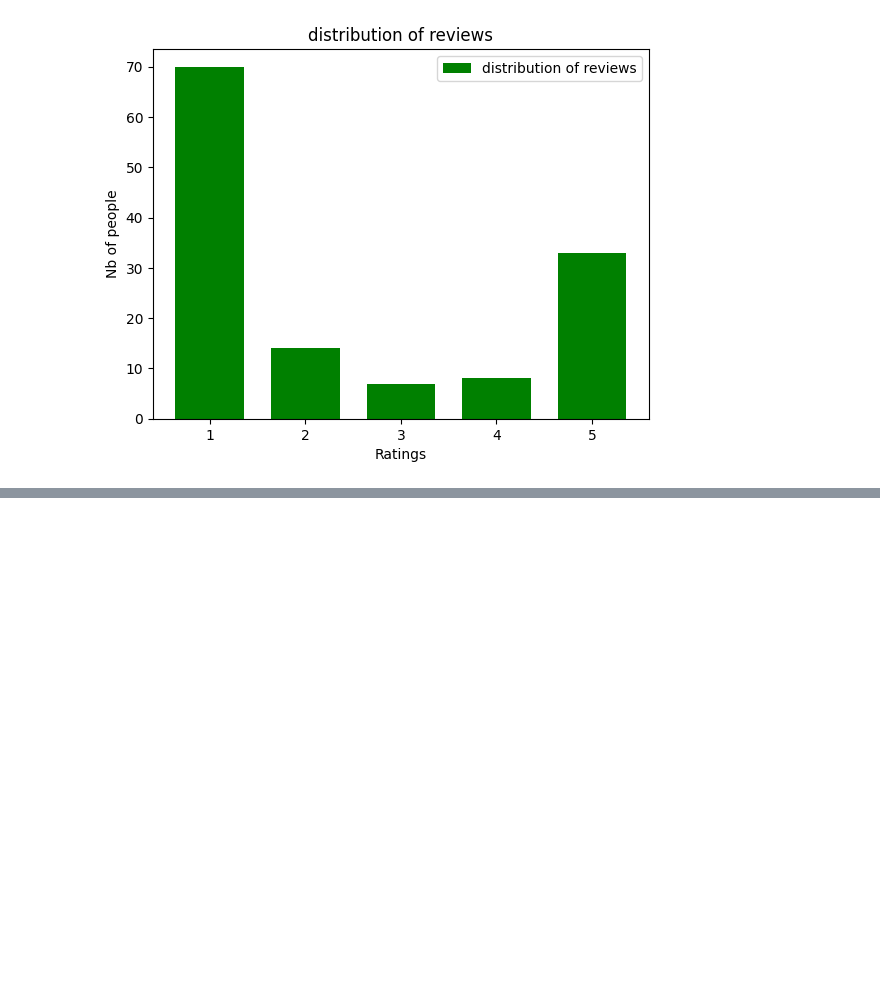
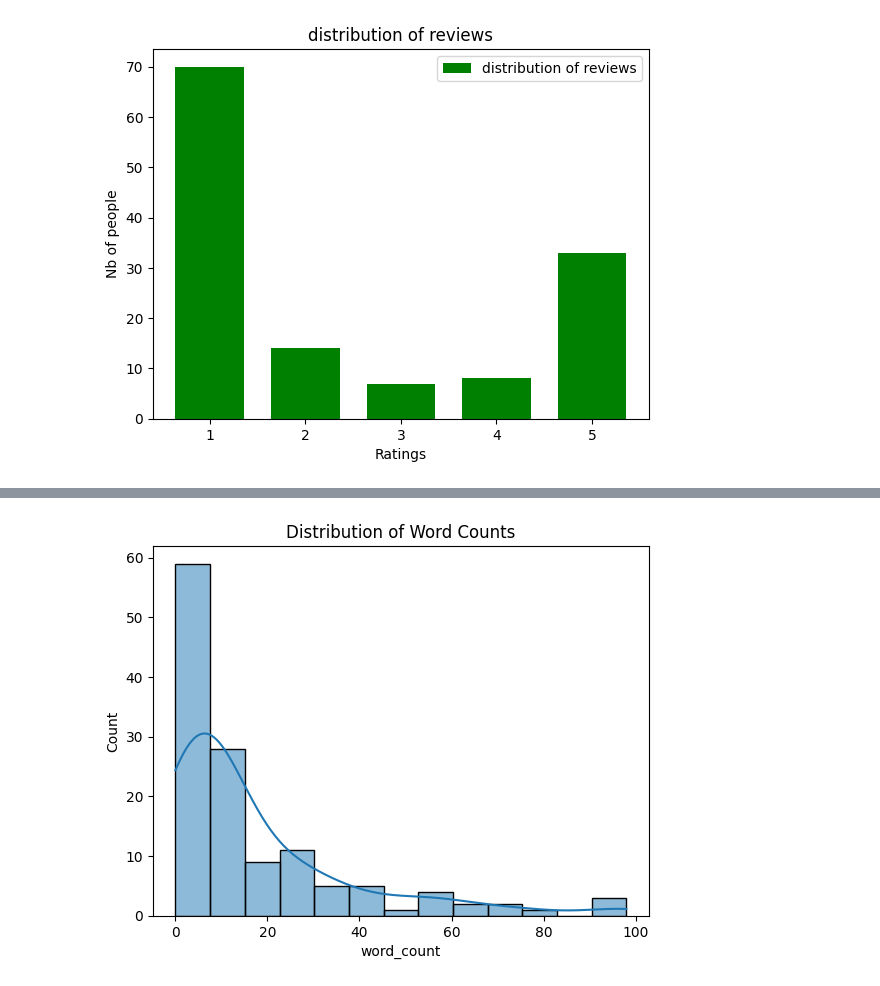
Before and after one commit to shamss778/Sentiment-Analysis-On-Dabchy-Reviews, a Jupyter notebook: explore.ipynb, the cells around one changed output, grey strips where cells are left out. Cells and saved outputs as stored; diff of their text form; code cells hidden in the pictures; blank space fills up the shorter version.

```diff
--- a/explore.ipynb
+++ b/explore.ipynb
@@ -36,0 +88,5 @@ plt.show()
+# %%
+# Word/Character Count:
+df['word_count'] = df['snippet'].apply(lambda x: len(str(x).split()))
+df['char_count'] = df['snippet'].apply(lambda x: len(str(x)))
+print(df[['word_count', 'char_count']].describe())
@@ -36,0 +103,6 @@ plt.show()
+# %%
+sns.histplot(df['word_count'], kde=True)
+plt.title("Distribution of Word Counts")
+plt.show()
+# %% [output]
+[figure, added]
```
Also changed, not shown: parts of 8 cells of this notebook, 3 other files.
